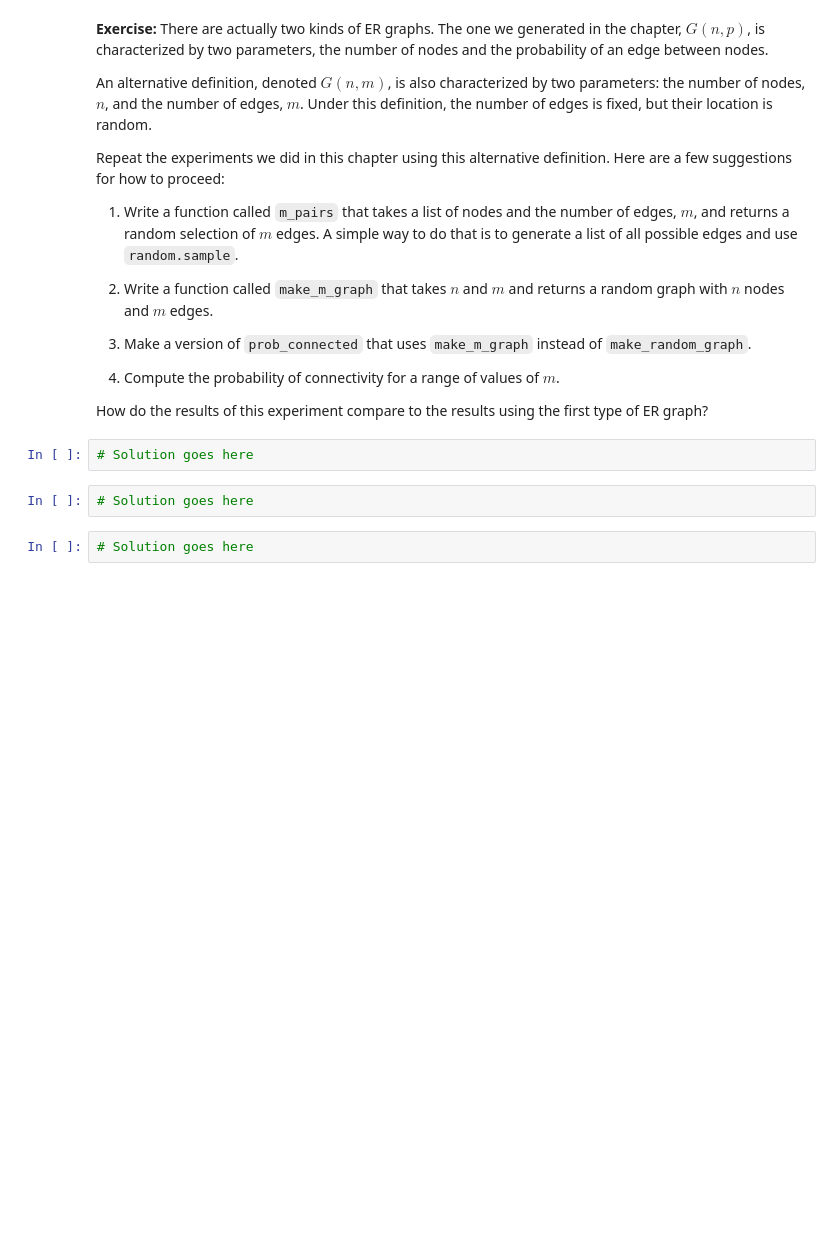
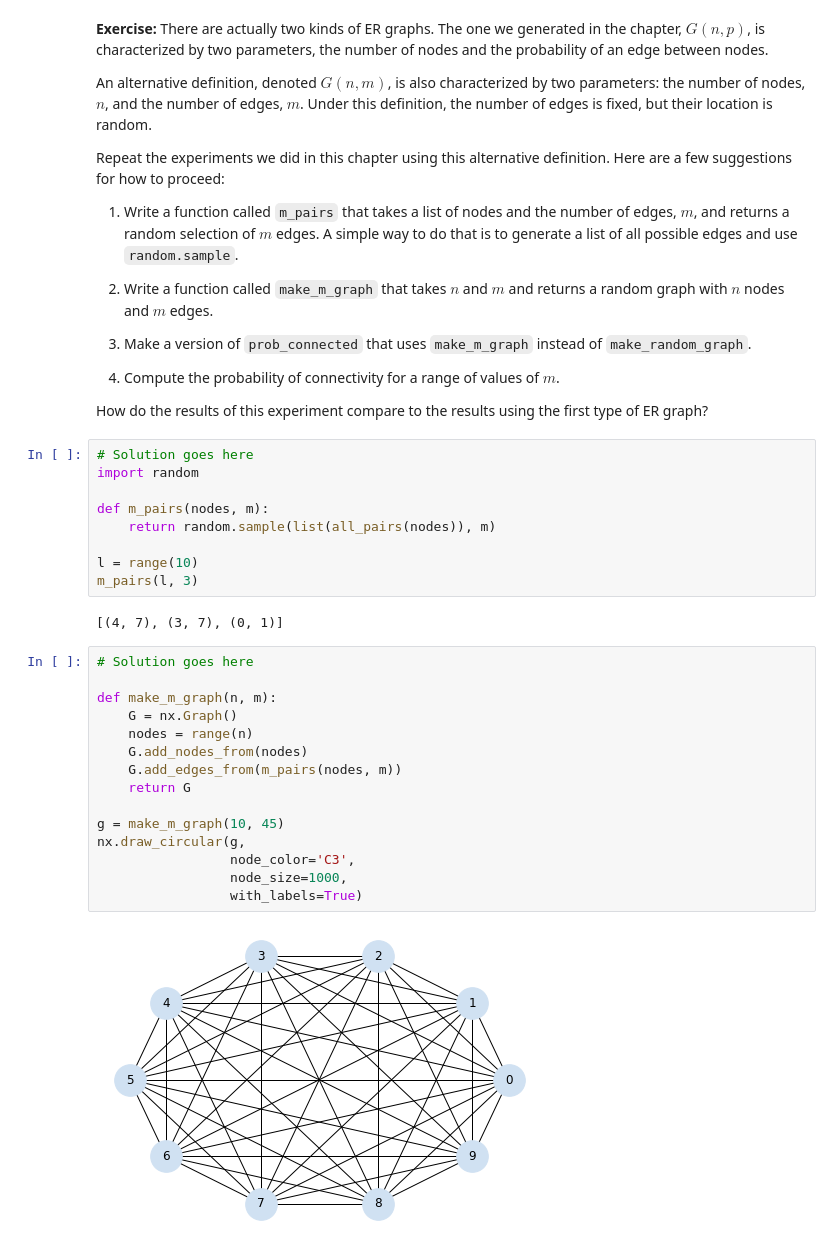
Before and after one commit to tobiaslocker/ThinkComplexity2, a Jupyter notebook: notebooks/chap02.ipynb, the cells around one changed output. Drawn from its saved outputs; the diff is of its cells as text; blank space fills up the shorter version.

```diff
--- a/notebooks/chap02.ipynb
+++ b/notebooks/chap02.ipynb
@@ -377,9 +512,31 @@ Repeat the experiments we did in this chapter using this alternative definition.
 4. Compute the probability of connectivity for a range of values of $m$.
 
 How do the results of this experiment compare to the results using the first type of ER graph?
-# %%
-# Solution goes here
-# %%
-# Solution goes here
-# %%
-# Solution goes here
+# %%
+# Solution goes here
+import random
+
+def m_pairs(nodes, m):
+    return random.sample(list(all_pairs(nodes)), m)
+
+l = range(10)
+m_pairs(l, 3)
+# %% [output]
+[(4, 7), (3, 7), (0, 1)]
+# %%
+# Solution goes here
+
+def make_m_graph(n, m):
+    G = nx.Graph()
+    nodes = range(n)
+    G.add_nodes_from(nodes)
+    G.add_edges_from(m_pairs(nodes, m))
+    return G
+
+g = make_m_graph(10, 45)
+nx.draw_circular(g,
+                 node_color='C3',
+                 node_size=1000,
+                 with_labels=True)
+# %% [output]
+[figure, added]
```
Also changed, not shown: parts of 32 cells of this notebook.
